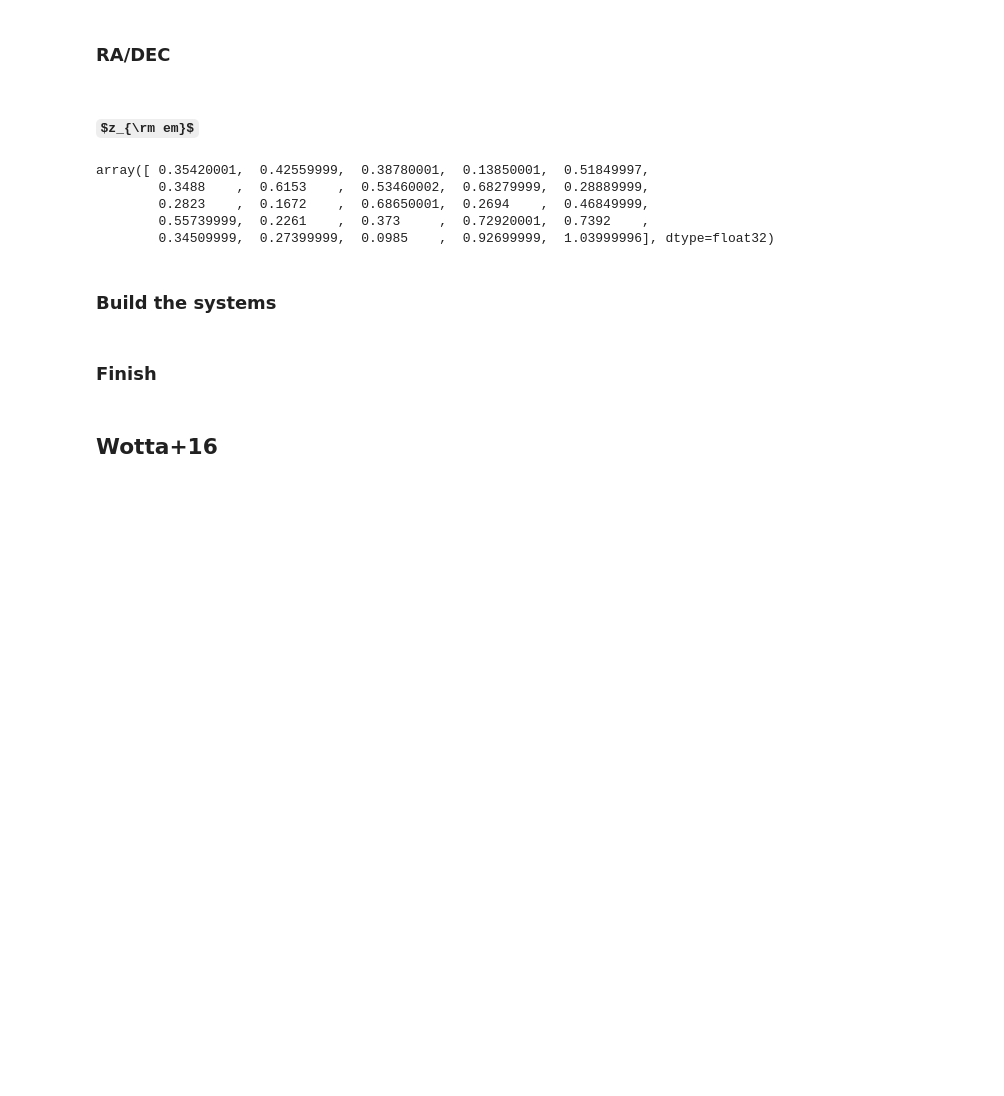
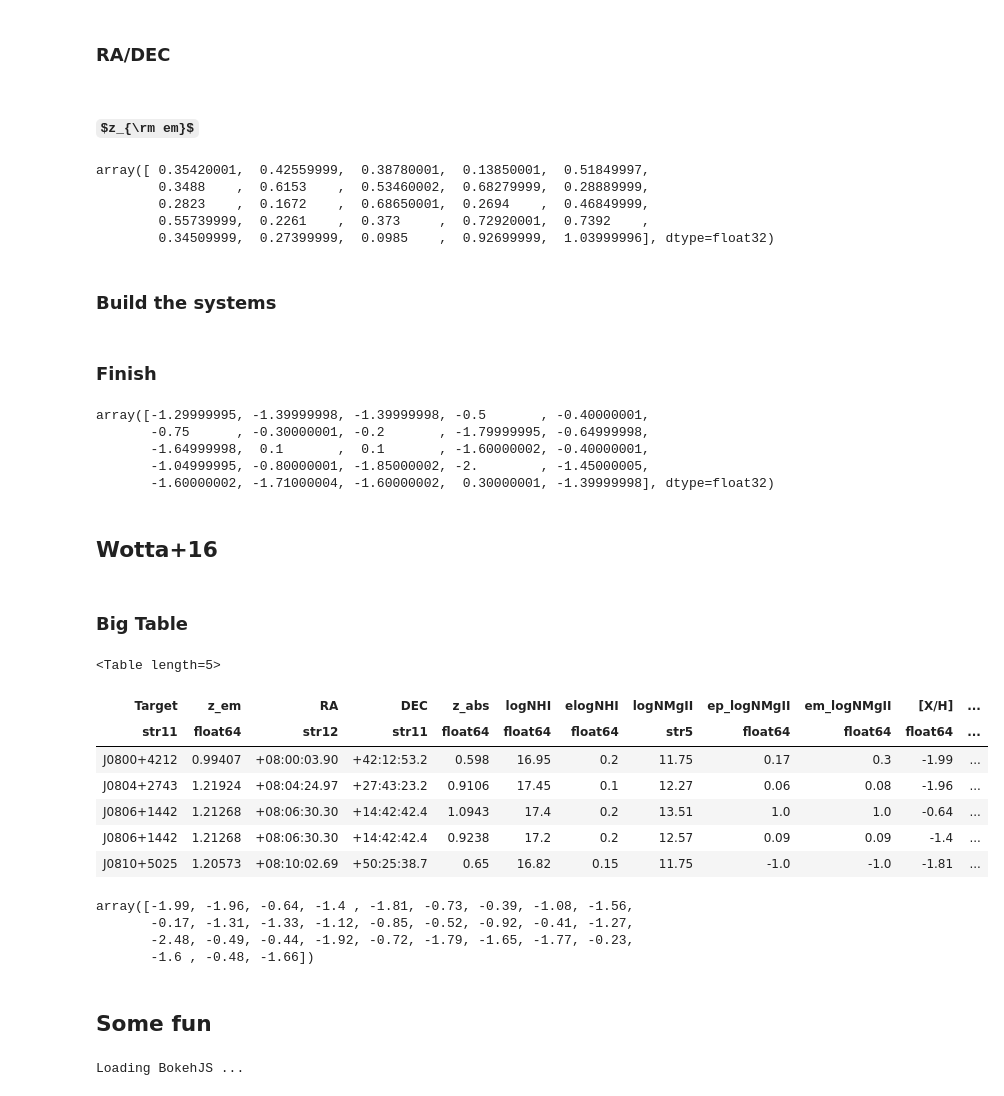
Before and after one commit to pyigm/pyigm, a Jupyter notebook: docs/examples/LLS_lowz.ipynb, the cells around one changed output. Drawn from its saved outputs; the diff is of its cells as text; code cells hidden in the pictures; some formulas as TeX source; blank space fills up the shorter version.

```diff
--- a/docs/examples/LLS_lowz.ipynb
+++ b/docs/examples/LLS_lowz.ipynb
@@ -90,2 +96,25 @@ for ii,qso in enumerate(l13w16['sightlinenl']):
+# %%
+L13.ZH
+# %% [output]
+array([-1.29999995, -1.39999998, -1.39999998, -0.5       , -0.40000001,
+       -0.75      , -0.30000001, -0.2       , -1.79999995, -0.64999998,
+       -1.64999998,  0.1       ,  0.1       , -1.60000002, -0.40000001,
+       -1.04999995, -0.80000001, -1.85000002, -2.        , -1.45000005,
+       -1.60000002, -1.71000004, -1.60000002,  0.30000001, -1.39999998], dtype=float32)
 # %% [markdown]
 ## Wotta+16
+# %% [markdown]
+### Big Table
+# %%
+w16_mtl = Table.read(pyigm_path+'/data/LLS/Literature/wotta16_metallicities.ascii',format='ascii', guess=False)
+# %%
+w16_mtl[0:5]
+# %% [output]
+<Table length=5>
+| Target | z_em | RA | DEC | z_abs | logNHI | elogNHI | logNMgII | ep_logNMgII | em_logNMgII | [X/H] | ... |
+| str11 | float64 | str12 | str11 | float64 | float64 | float64 | str5 | float64 | float64 | float64 | ... |
+| J0800+4212 | 0.99407 | +08:00:03.90 | +42:12:53.2 | 0.598 | 16.95 | 0.2 | 11.75 | 0.17 | 0.3 | -1.99 | ... |
+| J0804+2743 | 1.21924 | +08:04:24.97 | +27:43:23.2 | 0.9106 | 17.45 | 0.1 | 12.27 | 0.06 | 0.08 | -1.96 | ... |
+| J0806+1442 | 1.21268 | +08:06:30.30 | +14:42:42.4 | 1.0943 | 17.4 | 0.2 | 13.51 | 1.0 | 1.0 | -0.64 | ... |
+| J0806+1442 | 1.21268 | +08:06:30.30 | +14:42:42.4 | 0.9238 | 17.2 | 0.2 | 12.57 | 0.09 | 0.09 | -1.4 | ... |
+| J0810+5025 | 1.20573 | +08:10:02.69 | +50:25:38.7 | 0.65 | 16.82 | 0.15 | 11.75 | -1.0 | -1.0 | -1.81 | ... |
@@ -92 +140,18 @@ for ii,qso in enumerate(l13w16['sightlinenl']):
+# %%
+W16.ZH
+# %% [output]
+array([-1.99, -1.96, -0.64, -1.4 , -1.81, -0.73, -0.39, -1.08, -1.56,
+       -0.17, -1.31, -1.33, -1.12, -0.85, -0.52, -0.92, -0.41, -1.27,
+       -2.48, -0.49, -0.44, -1.92, -0.72, -1.79, -1.65, -1.77, -0.23,
+       -1.6 , -0.48, -1.66])
+# %% [markdown]
+## Some fun
+# %%
+from bokeh.io import output_notebook, show, hplot, output_file
+from bokeh.plotting import figure
+from bokeh.models import Range1d
+
+output_notebook()
+# %% [output]
+Loading BokehJS ...
 # %% [markdown]
```
Also changed, not shown: parts of 13 cells of this notebook, 2 other files.
